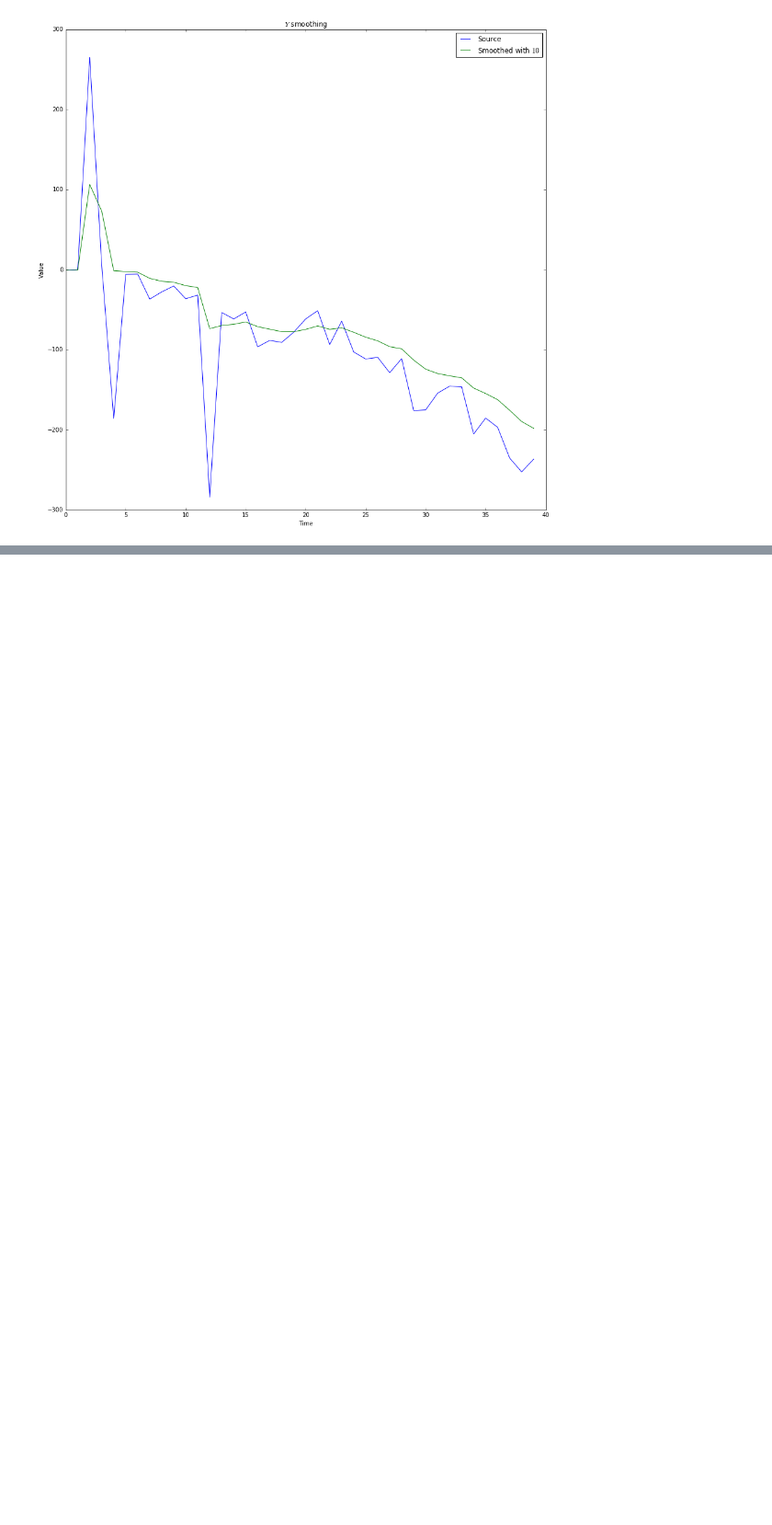
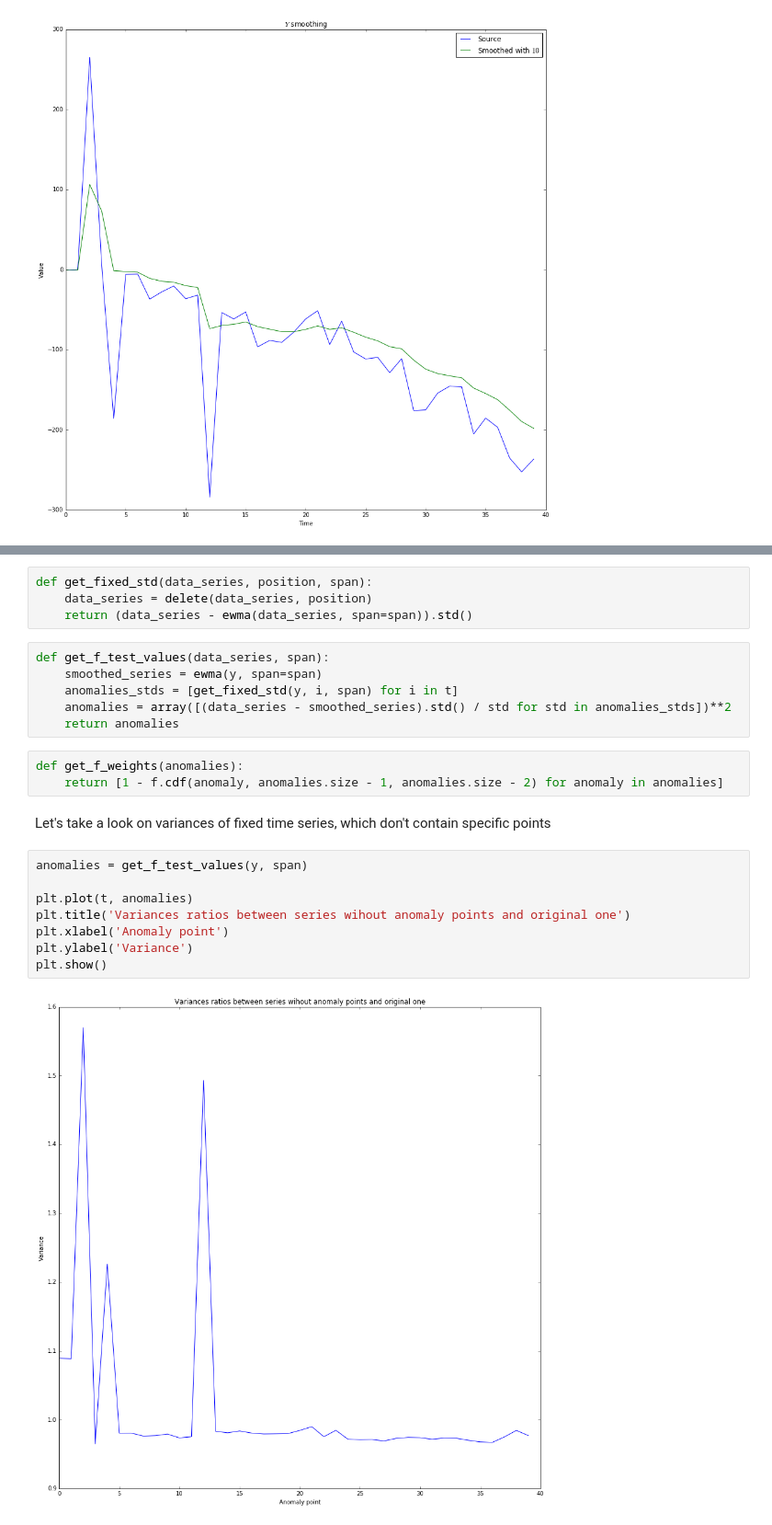
Before and after one commit to definability/statistical-analysis, a Jupyter notebook: course/Notebook/Coursework.ipynb, the cells around one changed output, grey strips where cells are left out. Shown at 92% size. Saved outputs shown, nothing was run; the diff lists cells and outputs as text; blank space fills up the shorter version.

Commit message:
Added charts for anomaly points seeking

```diff
--- a/course/Notebook/Coursework.ipynb
+++ b/course/Notebook/Coursework.ipynb
@@ -82,0 +105,25 @@ plt.show()
+# %%
+def get_fixed_std(data_series, position, span):
+    data_series = delete(data_series, position)
+    return (data_series - ewma(data_series, span=span)).std()
+# %%
+def get_f_test_values(data_series, span):
+    smoothed_series = ewma(y, span=span)
+    anomalies_stds = [get_fixed_std(y, i, span) for i in t]
+    anomalies = array([(data_series - smoothed_series).std() / std for std in anomalies_stds])**2
+    return anomalies
+# %%
+def get_f_weights(anomalies):
+    return [1 - f.cdf(anomaly, anomalies.size - 1, anomalies.size - 2) for anomaly in anomalies]
+# %% [markdown]
+Let's take a look on variances of fixed time series, which don't contain specific points
+# %%
+anomalies = get_f_test_values(y, span)
+
+plt.plot(t, anomalies)
+plt.title('Variances ratios between series wihout anomaly points and original one')
+plt.xlabel('Anomaly point')
+plt.ylabel('Variance')
+plt.show()
+# %% [output]
+[figure, added]
```
Also changed, not shown: parts of 3 cells of this notebook.
